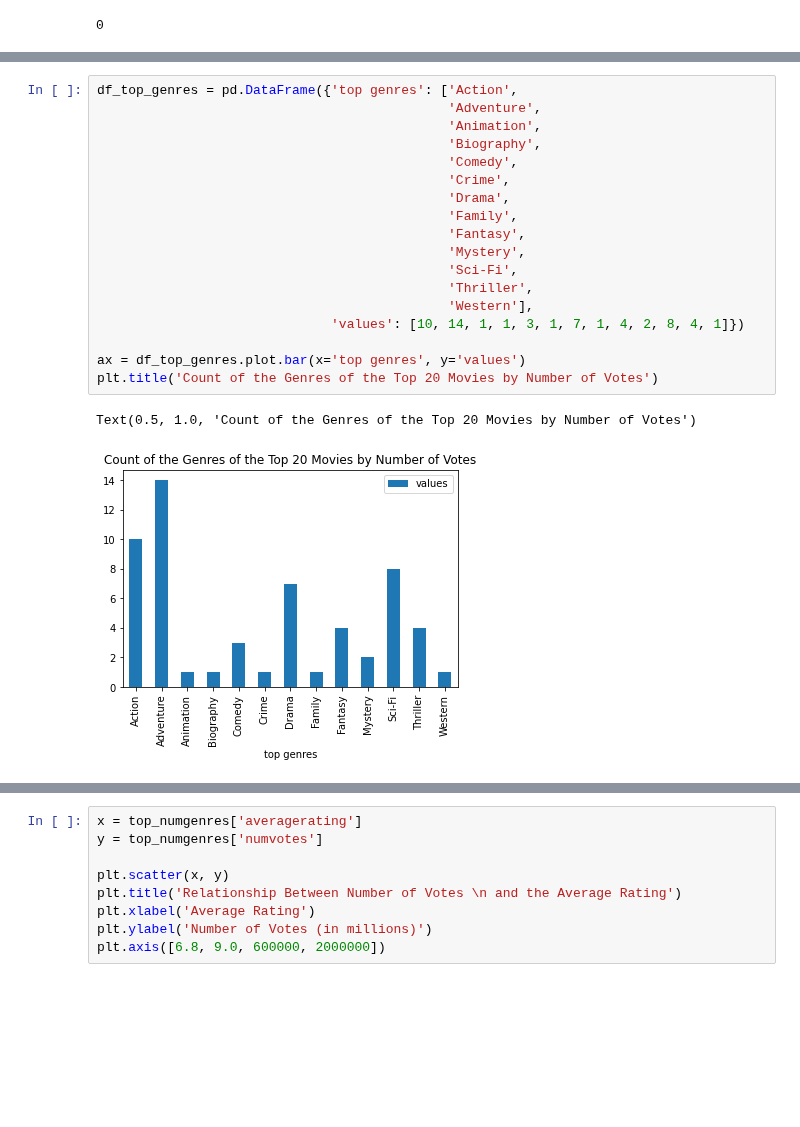
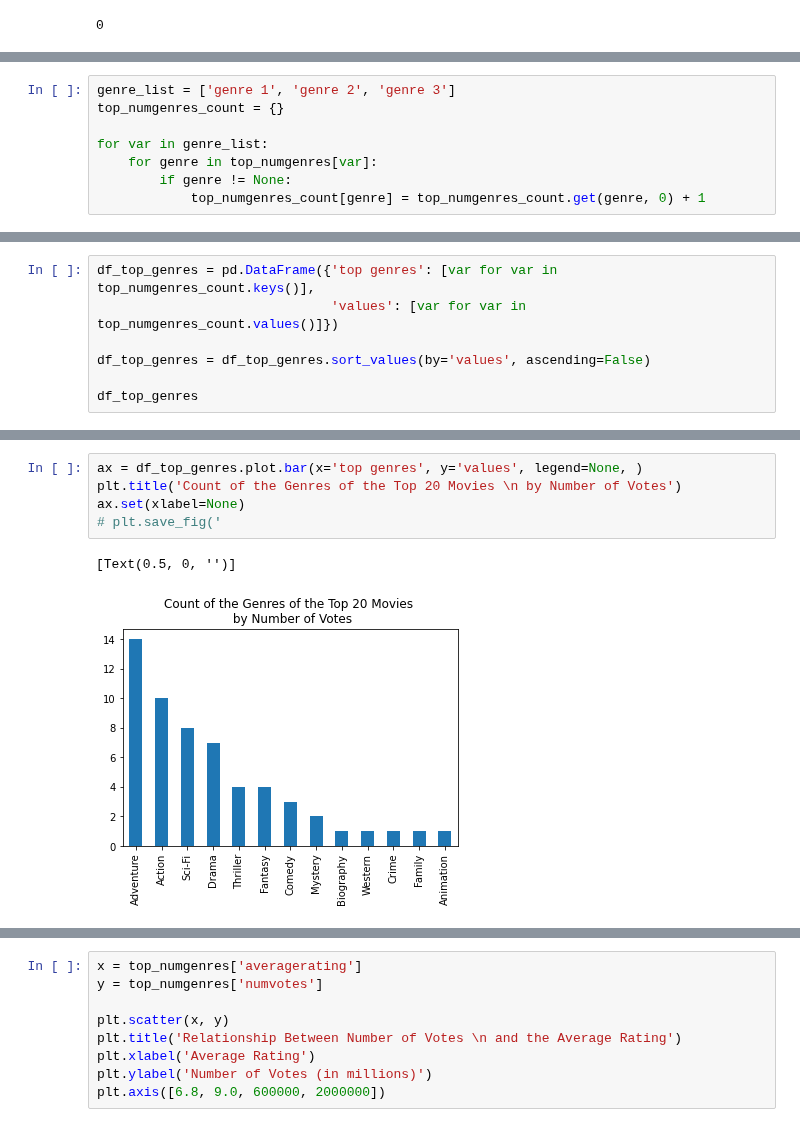
Before and after one commit to epradojr/Microsoft-Movie-Studio-Business-Proposition, a Jupyter notebook: imdb_tables.ipynb, the cells around one changed output, grey strips where cells are left out. Cells and saved outputs as stored; diff of their text form; blank space fills up the shorter version.

Commit message:
Minor chart update

```diff
--- a/imdb_tables.ipynb
+++ b/imdb_tables.ipynb
@@ -252,0 +255,8 @@ top_numgenres_count = [{'Action': 10},
+# %%
+genre_list = ['genre 1', 'genre 2', 'genre 3']
+top_numgenres_count = {}
+
+for var in genre_list:
+    for genre in top_numgenres[var]:
+        if genre != None:
+            top_numgenres_count[genre] = top_numgenres_count.get(genre, 0) + 1
@@ -252,0 +279,7 @@ top_numgenres_count = [{'Action': 10},
+# %%
+df_top_genres = pd.DataFrame({'top genres': [var for var in top_numgenres_count.keys()],
+                              'values': [var for var in top_numgenres_count.values()]})
+
+df_top_genres = df_top_genres.sort_values(by='values', ascending=False)
+
+df_top_genres
@@ -253,21 +301,8 @@ top_numgenres_count = [{'Action': 10},
 # %%
-df_top_genres = pd.DataFrame({'top genres': ['Action',
-                                             'Adventure',
-                                             'Animation',
-                                             'Biography',
-                                             'Comedy',
-                                             'Crime',
-                                             'Drama',
-                                             'Family',
-                                             'Fantasy',
-                                             'Mystery',
-                                             'Sci-Fi',
-                                             'Thriller',
-                                             'Western'],
-                              'values': [10, 14, 1, 1, 3, 1, 7, 1, 4, 2, 8, 4, 1]})
-
-ax = df_top_genres.plot.bar(x='top genres', y='values')
-plt.title('Count of the Genres of the Top 20 Movies by Number of Votes')
+ax = df_top_genres.plot.bar(x='top genres', y='values', legend=None, )
+plt.title('Count of the Genres of the Top 20 Movies \n by Number of Votes')
+ax.set(xlabel=None)
+# plt.save_fig('
 # %% [output]
-Text(0.5, 1.0, 'Count of the Genres of the Top 20 Movies by Number of Votes')
+[Text(0.5, 0, '')]
-[figure, old version]
+[figure, new version]
```
Also changed, not shown: parts of 15 cells of this notebook.
